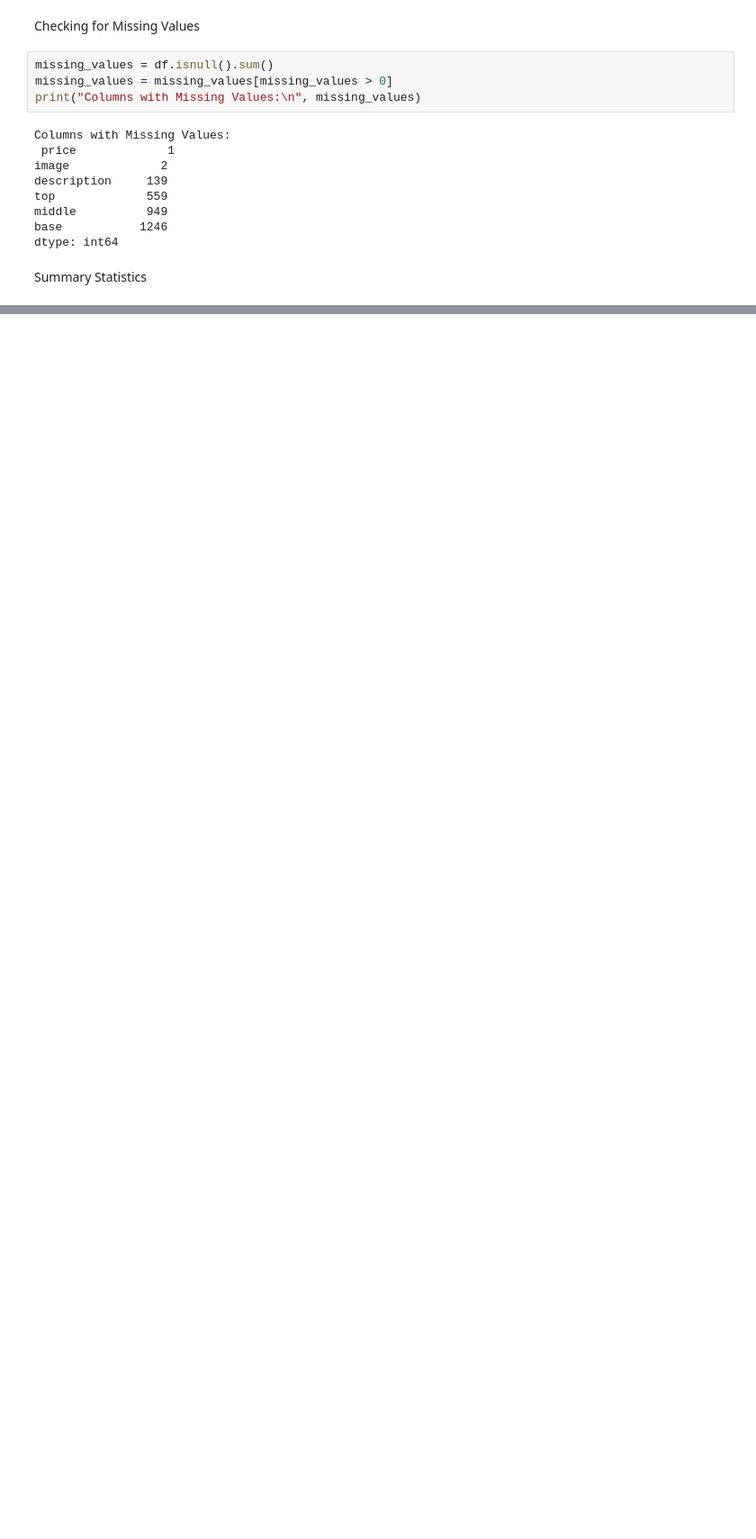
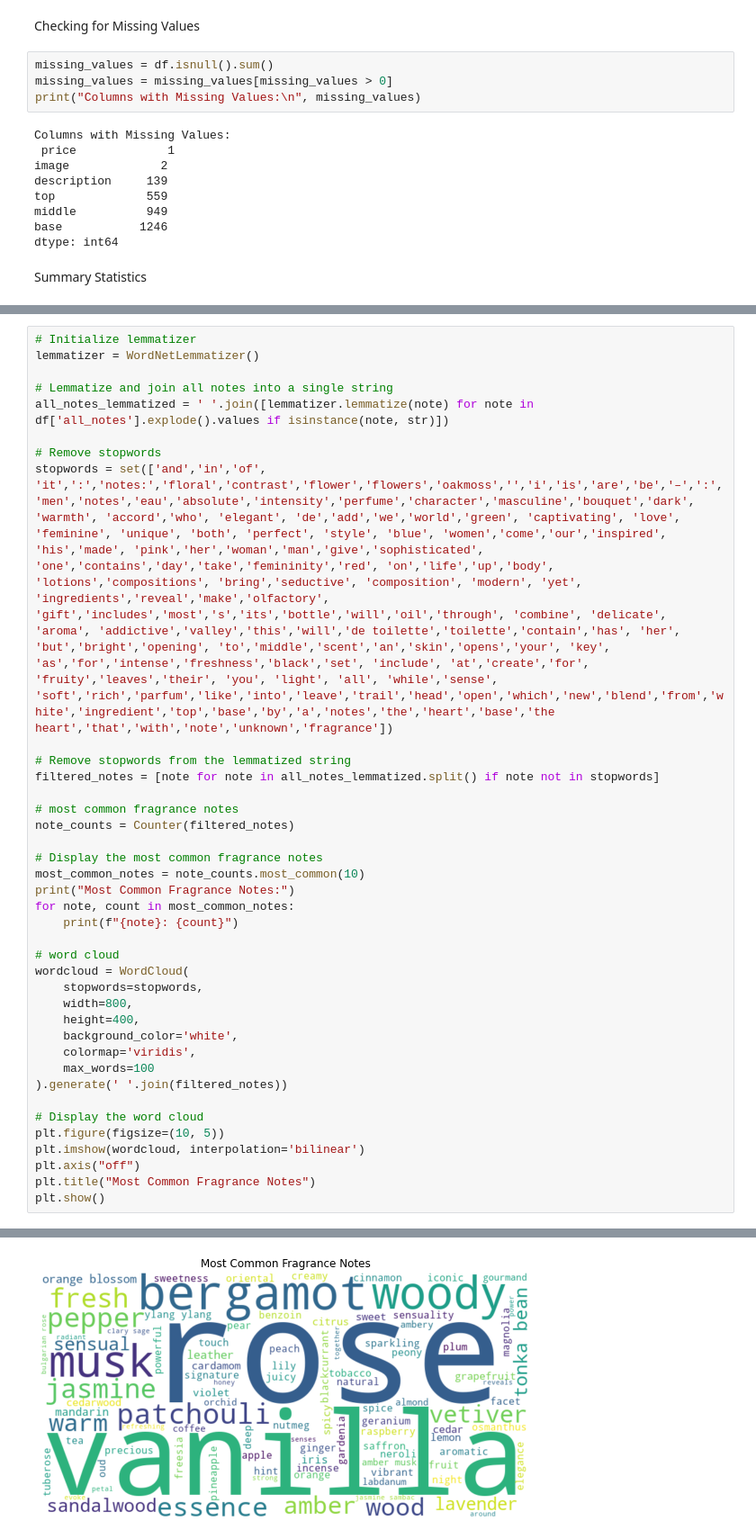
Before and after one commit to Nzoki/PERFUME-RECOMMENDER-SYSTEM, a Jupyter notebook: Notebooks/stephen.ipynb, the cells around one changed output, grey strips where cells are left out. Shown: that part at 90% size. Saved outputs shown, nothing was run; the diff lists cells and outputs as text; blank space fills up the shorter version.

```diff
--- a/Notebooks/stephen.ipynb
+++ b/Notebooks/stephen.ipynb
@@ -84,0 +170,39 @@ Summary Statistics:
+# %%
+# Initialize lemmatizer
+lemmatizer = WordNetLemmatizer()
+
+# Lemmatize and join all notes into a single string
+all_notes_lemmatized = ' '.join([lemmatizer.lemmatize(note) for note in df['all_notes'].explode().values if isinstance(note, str)])
+
+# Remove stopwords
+stopwords = set(['and','in','of', 'it',':','notes:','floral','contrast','flower','flowers','oakmoss','','i','is','are','be','–',':','men','notes','eau','absolute','intensity','perfume','character','masculine','bouquet','dark', 'warmth', 'accord','who', 'elegant', 'de','add','we','world','green', 'captivating', 'love', 'feminine', 'unique', 'both', 'perfect', 'style', 'blue', 'women','come','our','inspired', 'his','made', 'pink','her','woman','man','give','sophisticated', 'one','contains','day','take','femininity','red', 'on','life','up','body', 'lotions','compositions', 'bring','seductive', 'composition', 'modern', 'yet', 'ingredients','reveal','make','olfactory', 'gift','includes','most','s','its','bottle','will','oil','through', 'combine', 'delicate', 'aroma', 'addictive','valley','this','will','de toilette','toilette','contain','has', 'her', 'but','bright','opening', 'to','middle','scent','an','skin','opens','your', 'key', 'as','for','intense','freshness','black','set', 'include', 'at','create','for', 'fruity','leaves','their', 'you', 'light', 'all', 'while','sense', 'soft','rich','parfum','like','into','leave','trail','head','open','which','new','blend','from','white','ingredient','top','base','by','a','notes','the','heart','base','the heart','that','with','note','unknown','fragrance'])
+
+# Remove stopwords from the lemmatized string
+filtered_notes = [note for note in all_notes_lemmatized.split() if note not in stopwords]
+
+# most common fragrance notes
+note_counts = Counter(filtered_notes)
+
+# Display the most common fragrance notes
+most_common_notes = note_counts.most_common(10)
+print("Most Common Fragrance Notes:")
+for note, count in most_common_notes:
+    print(f"{note}: {count}")
+
+# word cloud
+wordcloud = WordCloud(
+    stopwords=stopwords,
+    width=800,
+    height=400,
+    background_color='white',
+    colormap='viridis',
+    max_words=100
+).generate(' '.join(filtered_notes))
+
+# Display the word cloud
+plt.figure(figsize=(10, 5))
+plt.imshow(wordcloud, interpolation='bilinear')
+plt.axis("off")
+plt.title("Most Common Fragrance Notes")
+plt.show()
+# %% [output]
@@ -84,0 +220 @@ Summary Statistics:
+[figure, added]
```
Also changed, not shown: parts of 48 cells of this notebook.
